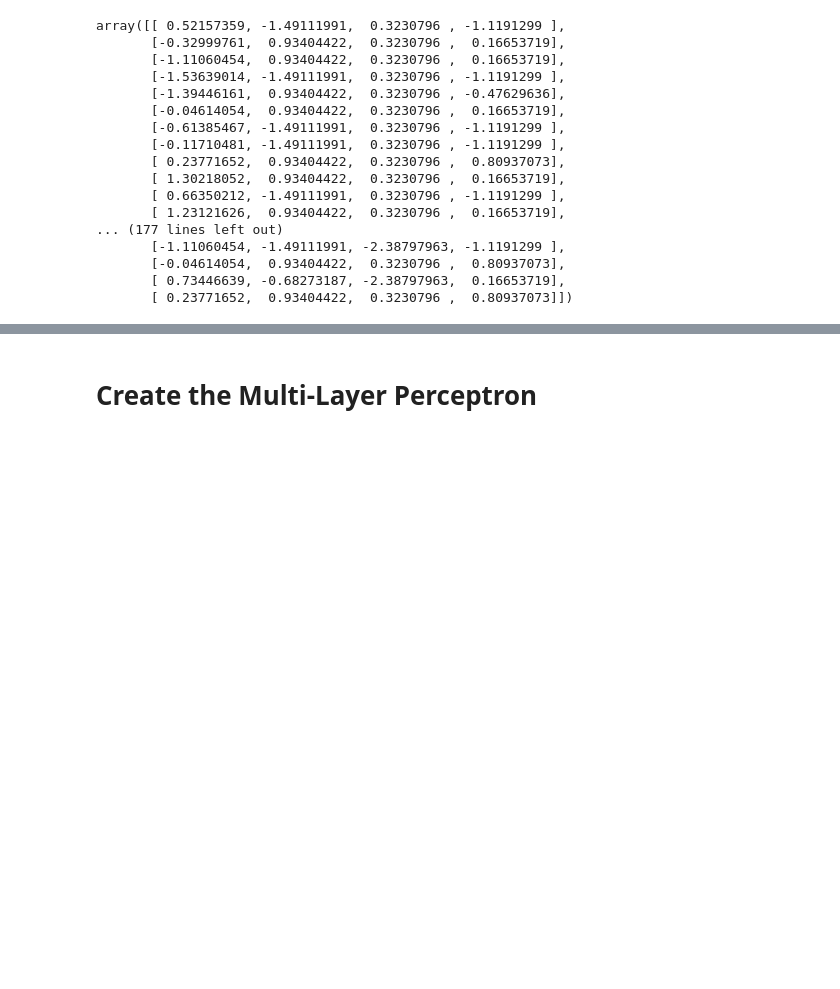
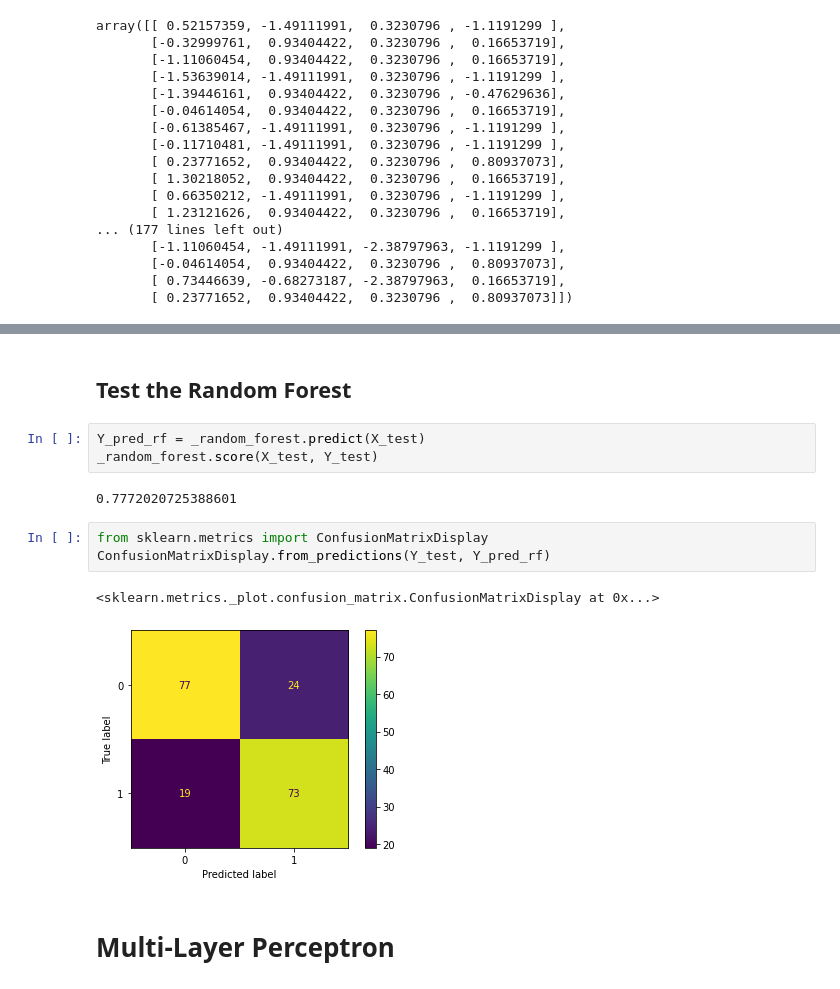
Before and after one commit to DianaElena99/DataScience-Crashcourse, a Jupyter notebook: DeepLearningProj_MammographicMasses.ipynb, the cells around one changed output, grey strips where cells are left out. Drawn from its saved outputs; the diff is of its cells as text; blank space fills up the shorter version.

```diff
--- a/DeepLearningProj_MammographicMasses.ipynb
+++ b/DeepLearningProj_MammographicMasses.ipynb
@@ -141,5 +155,18 @@ ConfusionMatrixDisplay.from_predictions(Y_test, Y_pred_lrcv)
+# %% [markdown]
+## Test the Random Forest
+# %%
+Y_pred_rf = _random_forest.predict(X_test)
+_random_forest.score(X_test, Y_test)
+# %% [output]
+0.7772020725388601
+# %%
+from sklearn.metrics import ConfusionMatrixDisplay
+ConfusionMatrixDisplay.from_predictions(Y_test, Y_pred_rf)
+# %% [output]
+<sklearn.metrics._plot.confusion_matrix.ConfusionMatrixDisplay at 0x...>
+[figure, added]
 # %% [markdown]
-# Create the Multi-Layer Perceptron
+# Multi-Layer Perceptron
 # %%
 from tensorflow import keras
 import tensorflow as tf
```
Also changed, not shown: parts of 18 cells of this notebook.
